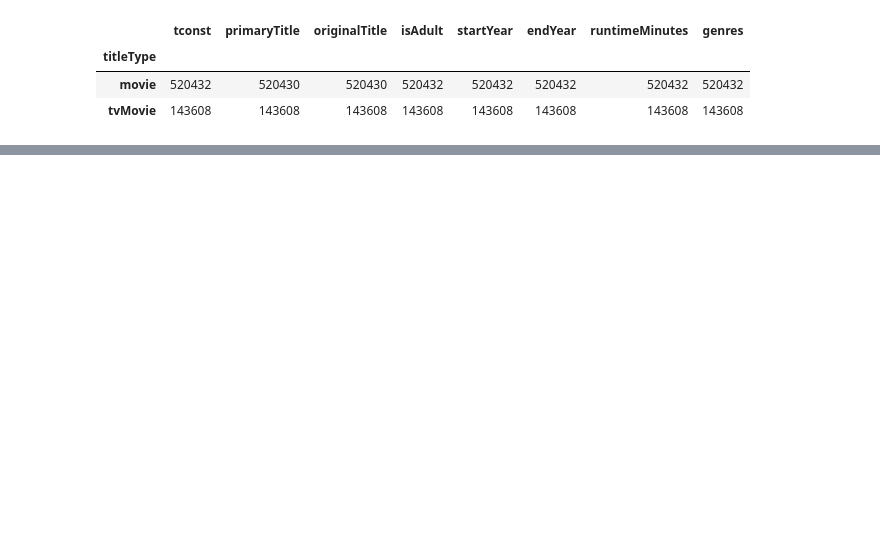
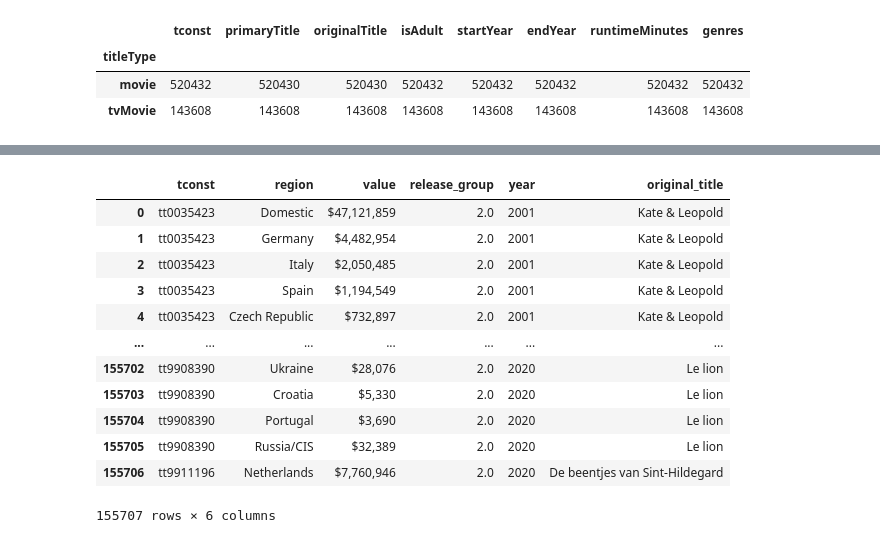
Before and after one commit to tk87-hono/data_analytics_24_4-Capstone_Movie_Group, a Jupyter notebook: first_filtering.ipynb, the cells around one changed output, grey strips where cells are left out. Cells and saved outputs as stored; diff of their text form; code cells hidden in the pictures; blank space fills up the shorter version.

Commit message:
did some testing and added __pychache__ to git ignore
q

```diff
--- a/first_filtering.ipynb
+++ b/first_filtering.ipynb
@@ -277,0 +285,15 @@ df_title_basics_filtered[tv_movie_filter & after_1998_before_2023].sort_values(b
+# %%
+schema = "capstone_24_4_group1"
+schema
+
+box_query = f'''   SELECT *
+                    FROM {schema}."box_office_data"
+                    '''
+
+imdb_tickets_query = f'''   SELECT *
+                    FROM {schema}."IMDB_tickets_data"
+                    '''
+
+box_df = sqlf.get_dataframe(box_query)
+
+imdb_df = sqlf.get_dataframe(imdb_tickets_query)
@@ -277,0 +315,17 @@ df_title_basics_filtered[tv_movie_filter & after_1998_before_2023].sort_values(b
+# %%
+box_testing = pd.merge(box_df, imdb_df[["year", "original_title", "tconst"]], how= "left", on="tconst")
+box_testing
+# %% [output]
+|  | tconst | region | value | release_group | year | original_title |
+| 0 | tt0035423 | Domestic | $47,121,859 | 2.0 | 2001 | Kate & Leopold |
+| 1 | tt0035423 | Germany | $4,482,954 | 2.0 | 2001 | Kate & Leopold |
+| 2 | tt0035423 | Italy | $2,050,485 | 2.0 | 2001 | Kate & Leopold |
+| 3 | tt0035423 | Spain | $1,194,549 | 2.0 | 2001 | Kate & Leopold |
+| 4 | tt0035423 | Czech Republic | $732,897 | 2.0 | 2001 | Kate & Leopold |
+| ... | ... | ... | ... | ... | ... | ... |
+| 155702 | tt9908390 | Ukraine | $28,076 | 2.0 | 2020 | Le lion |
+| 155703 | tt9908390 | Croatia | $5,330 | 2.0 | 2020 | Le lion |
+| 155704 | tt9908390 | Portugal | $3,690 | 2.0 | 2020 | Le lion |
+| 155705 | tt9908390 | Russia/CIS | $32,389 | 2.0 | 2020 | Le lion |
+| 155706 | tt9911196 | Netherlands | $7,760,946 | 2.0 | 2020 | De beentjes van Sint-Hildegard |
+155707 rows × 6 columns
```
Also changed, not shown: parts of 18 cells of this notebook, 2 other files.
